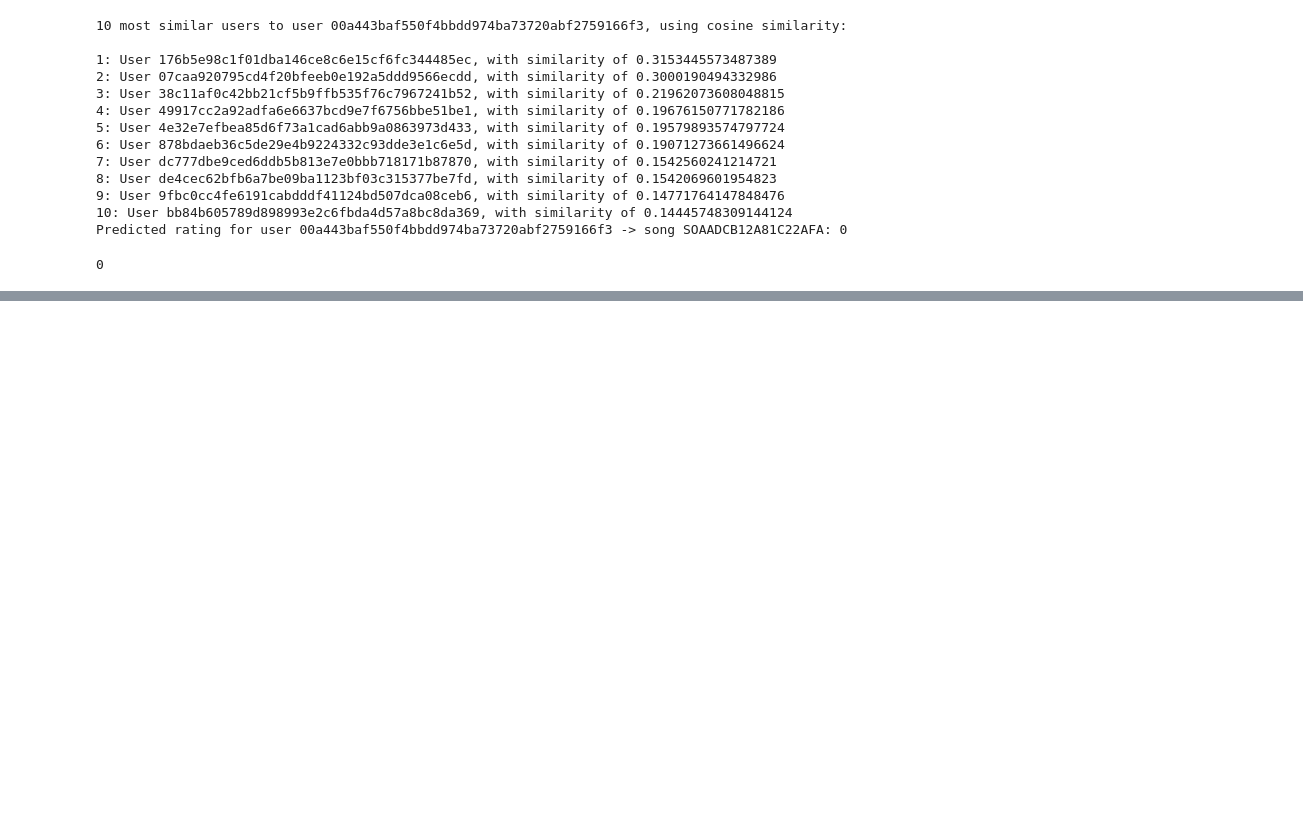
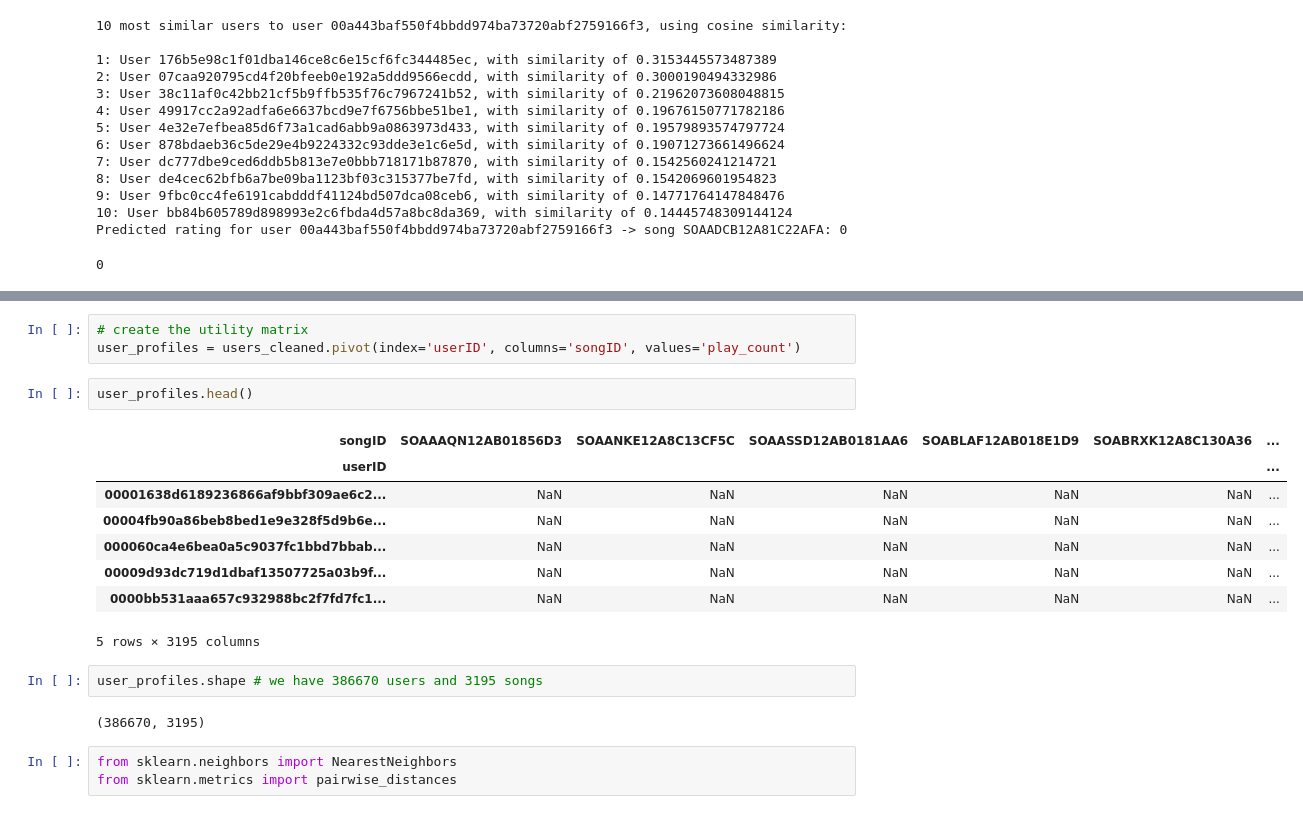
Before and after one commit to matijasipek/comp_tools, a Jupyter notebook: Angeliki_Experiments.ipynb, the cells around one changed output, grey strips where cells are left out. Drawn from its saved outputs; the diff is of its cells as text; blank space fills up the shorter version.

```diff
--- a/Angeliki_Experiments.ipynb
+++ b/Angeliki_Experiments.ipynb
@@ -305,0 +336,21 @@ Predicted rating for user 00a443baf550f4bbdd974ba73720abf2759166f3 -> song SOAAD
+# %%
+# create the utility matrix
+user_profiles = users_cleaned.pivot(index='userID', columns='songID', values='play_count')
+# %%
+user_profiles.head()
+# %% [output]
+| songID | SOAAAQN12AB01856D3 | SOAANKE12A8C13CF5C | SOAASSD12AB0181AA6 | SOABLAF12AB018E1D9 | SOABRXK12A8C130A36 | ... |
+| userID |  |  |  |  |  | ... |
+| 00001638d6189236866af9bbf309ae6c2... | NaN | NaN | NaN | NaN | NaN | ... |
+| 00004fb90a86beb8bed1e9e328f5d9b6e... | NaN | NaN | NaN | NaN | NaN | ... |
+| 000060ca4e6bea0a5c9037fc1bbd7bbab... | NaN | NaN | NaN | NaN | NaN | ... |
+| 00009d93dc719d1dbaf13507725a03b9f... | NaN | NaN | NaN | NaN | NaN | ... |
+| 0000bb531aaa657c932988bc2f7fd7fc1... | NaN | NaN | NaN | NaN | NaN | ... |
+5 rows × 3195 columns
+# %%
+user_profiles.shape # we have 386670 users and 3195 songs
+# %% [output]
+(386670, 3195)
+# %%
+from sklearn.neighbors import NearestNeighbors
+from sklearn.metrics import pairwise_distances
```
Also changed, not shown: parts of 54 cells of this notebook, 1 other file.
